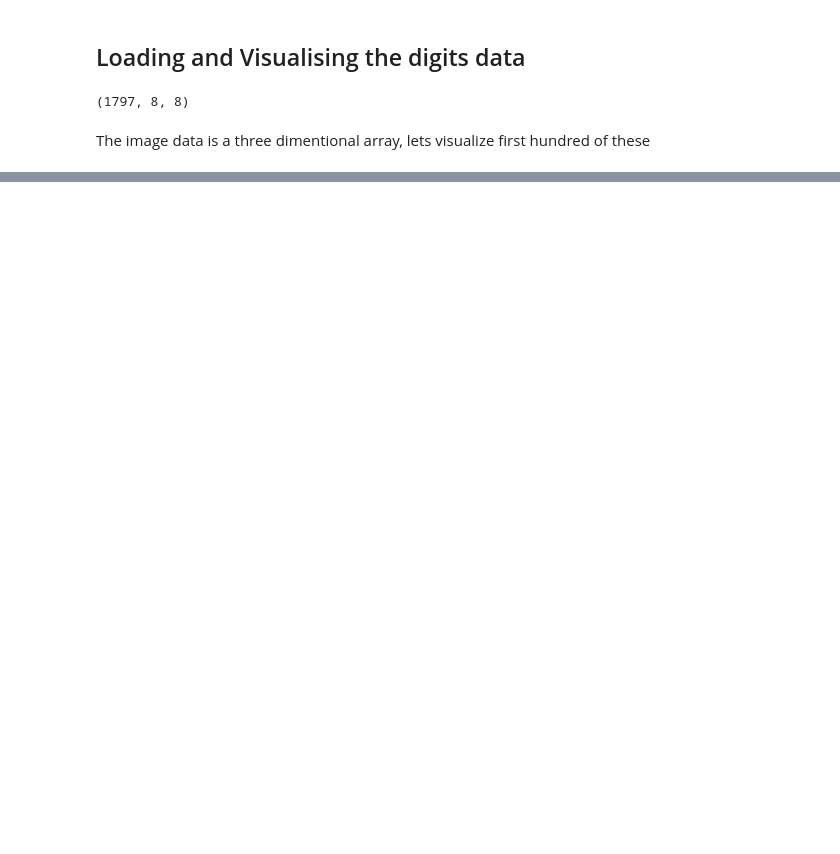
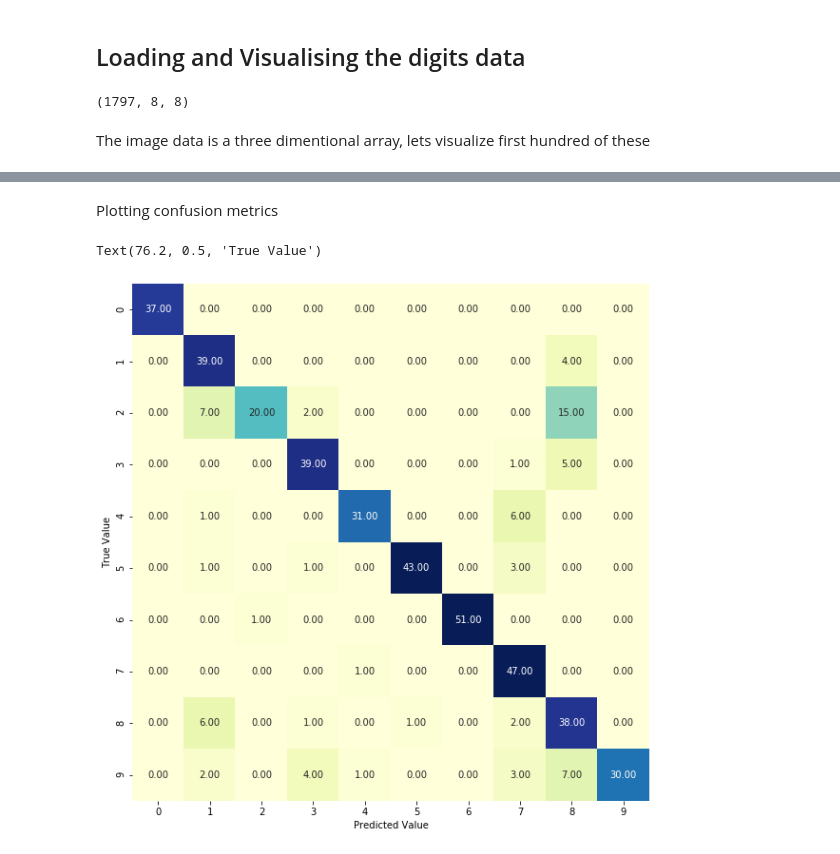
Before and after one commit to rohitgupta20/Handwritten-Digits-Classification, a Jupyter notebook: Handwritten Digits Classification.ipynb, the cells around one changed output, grey strips where cells are left out. Saved outputs shown, nothing was run; the diff lists cells and outputs as text; code cells hidden in the pictures; blank space fills up the shorter version.

```diff
--- a/Handwritten Digits Classification.ipynb
+++ b/Handwritten Digits Classification.ipynb
@@ -24,0 +65,16 @@ for i,ax in enumerate(axes.flat):
+# %% [markdown]
+Plotting confusion metrics
+# %%
+from sklearn.metrics import confusion_matrix
+import seaborn as sns
+import matplotlib.pyplot as plot
+
+mat = confusion_matrix(Ytest,y_model)
+
+fig,ax = plt.subplots(figsize=(10,10))
+sns.heatmap(mat,annot=True,cmap='YlGnBu',square=True,cbar=False,robust=True,ax=ax,fmt='.2f')
+plt.xlabel('Predicted Value')
+plt.ylabel('True Value')
+# %% [output]
+Text(76.2, 0.5, 'True Value')
+[figure, added]
```
Also changed, not shown: parts of 11 cells of this notebook.
